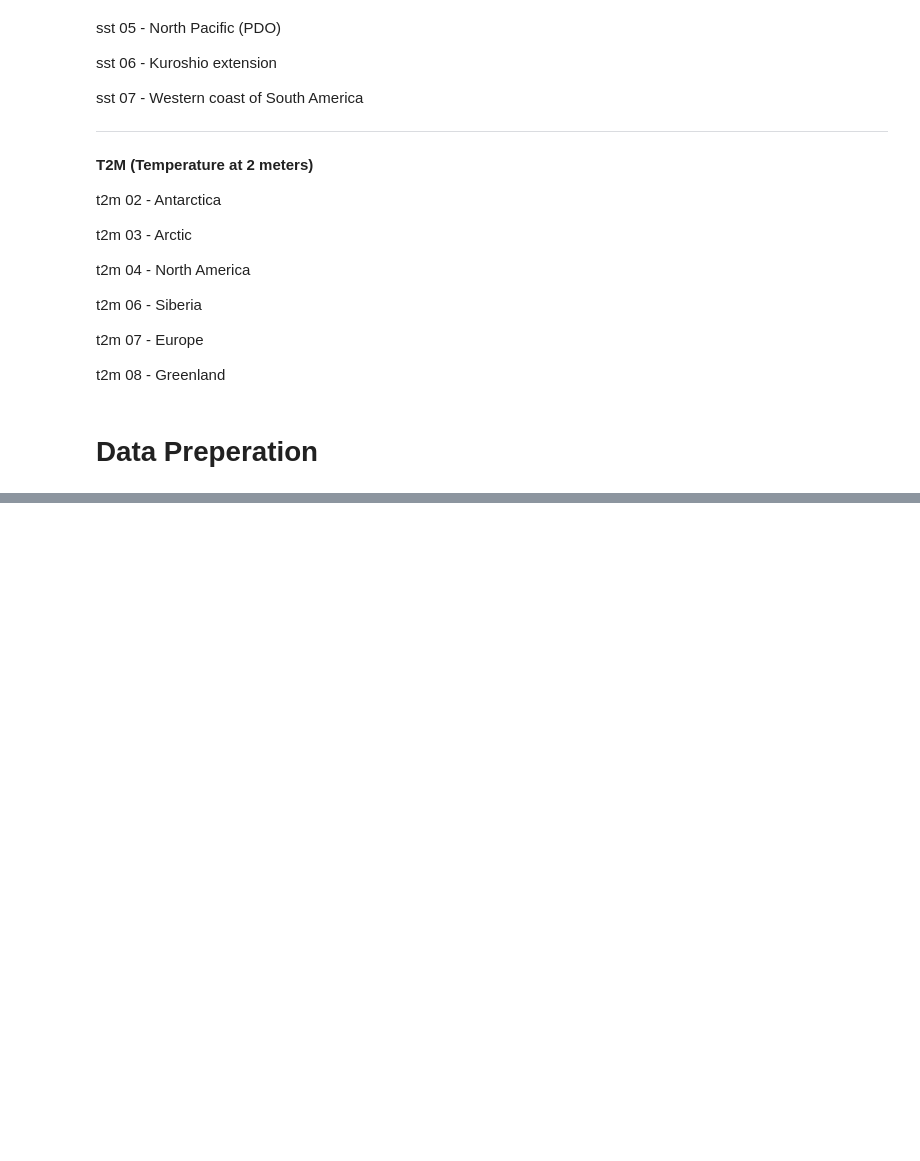
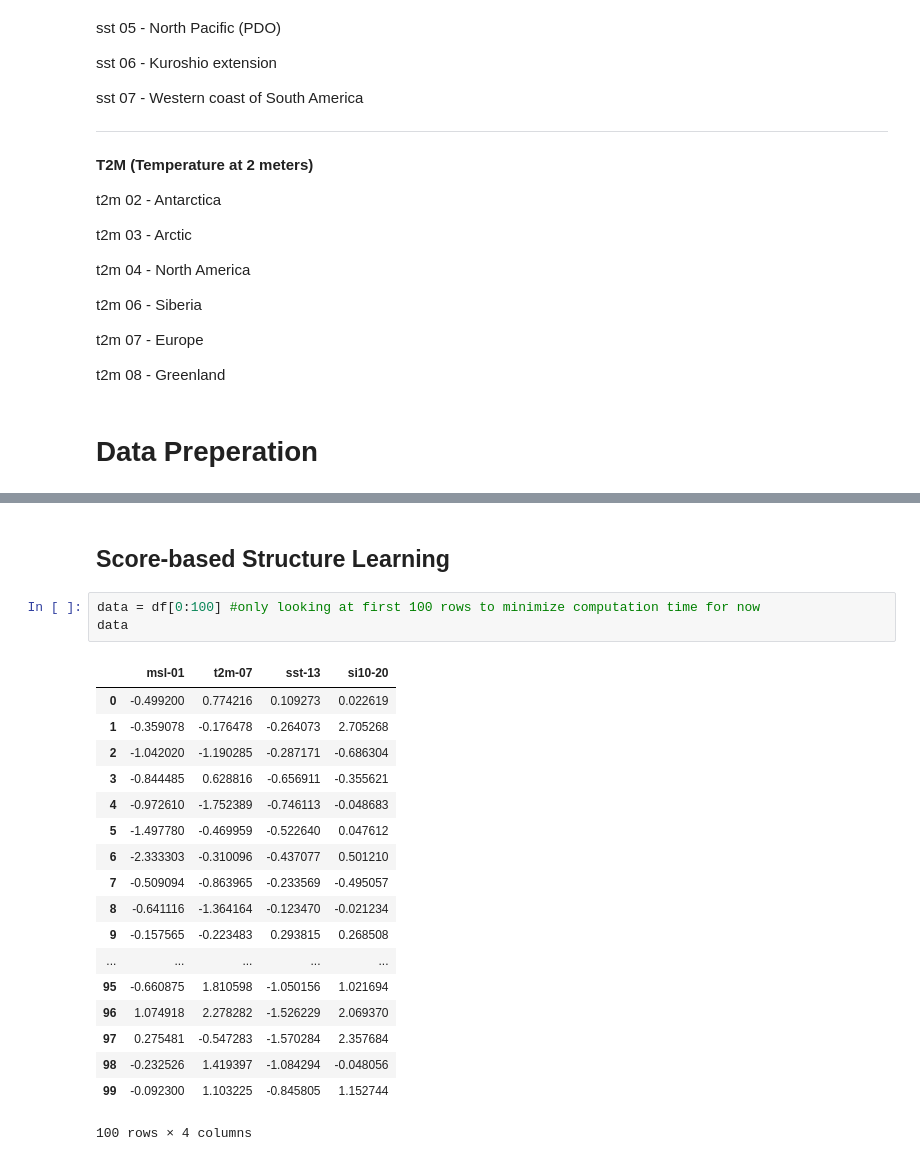
Before and after one commit to Achuna/Climate-Data-UMBC-Summer-Research, a Jupyter notebook: Notebooks/Bayesian_Network_Modeling.ipynb, the cells around one changed output, grey strips where cells are left out. Drawn from its saved outputs; the diff is of its cells as text; blank space fills up the shorter version.

```diff
--- a/Notebooks/Bayesian_Network_Modeling.ipynb
+++ b/Notebooks/Bayesian_Network_Modeling.ipynb
@@ -218,0 +194,24 @@ Using the linear regression model does not help us successfully make accurate pr
+# %% [markdown]
+## Score-based Structure Learning
+# %%
+data = df[0:100] #only looking at first 100 rows to minimize computation time for now
+data
+# %% [output]
+|  | msl-01 | t2m-07 | sst-13 | si10-20 |
+| 0 | -0.499200 | 0.774216 | 0.109273 | 0.022619 |
+| 1 | -0.359078 | -0.176478 | -0.264073 | 2.705268 |
+| 2 | -1.042020 | -1.190285 | -0.287171 | -0.686304 |
+| 3 | -0.844485 | 0.628816 | -0.656911 | -0.355621 |
+| 4 | -0.972610 | -1.752389 | -0.746113 | -0.048683 |
+| 5 | -1.497780 | -0.469959 | -0.522640 | 0.047612 |
+| 6 | -2.333303 | -0.310096 | -0.437077 | 0.501210 |
+| 7 | -0.509094 | -0.863965 | -0.233569 | -0.495057 |
+| 8 | -0.641116 | -1.364164 | -0.123470 | -0.021234 |
+| 9 | -0.157565 | -0.223483 | 0.293815 | 0.268508 |
+| ... | ... | ... | ... | ... |
+| 95 | -0.660875 | 1.810598 | -1.050156 | 1.021694 |
+| 96 | 1.074918 | 2.278282 | -1.526229 | 2.069370 |
+| 97 | 0.275481 | -0.547283 | -1.570284 | 2.357684 |
+| 98 | -0.232526 | 1.419397 | -1.084294 | -0.048056 |
+| 99 | -0.092300 | 1.103225 | -0.845805 | 1.152744 |
+100 rows × 4 columns
```
Also changed, not shown: parts of 42 cells of this notebook.
